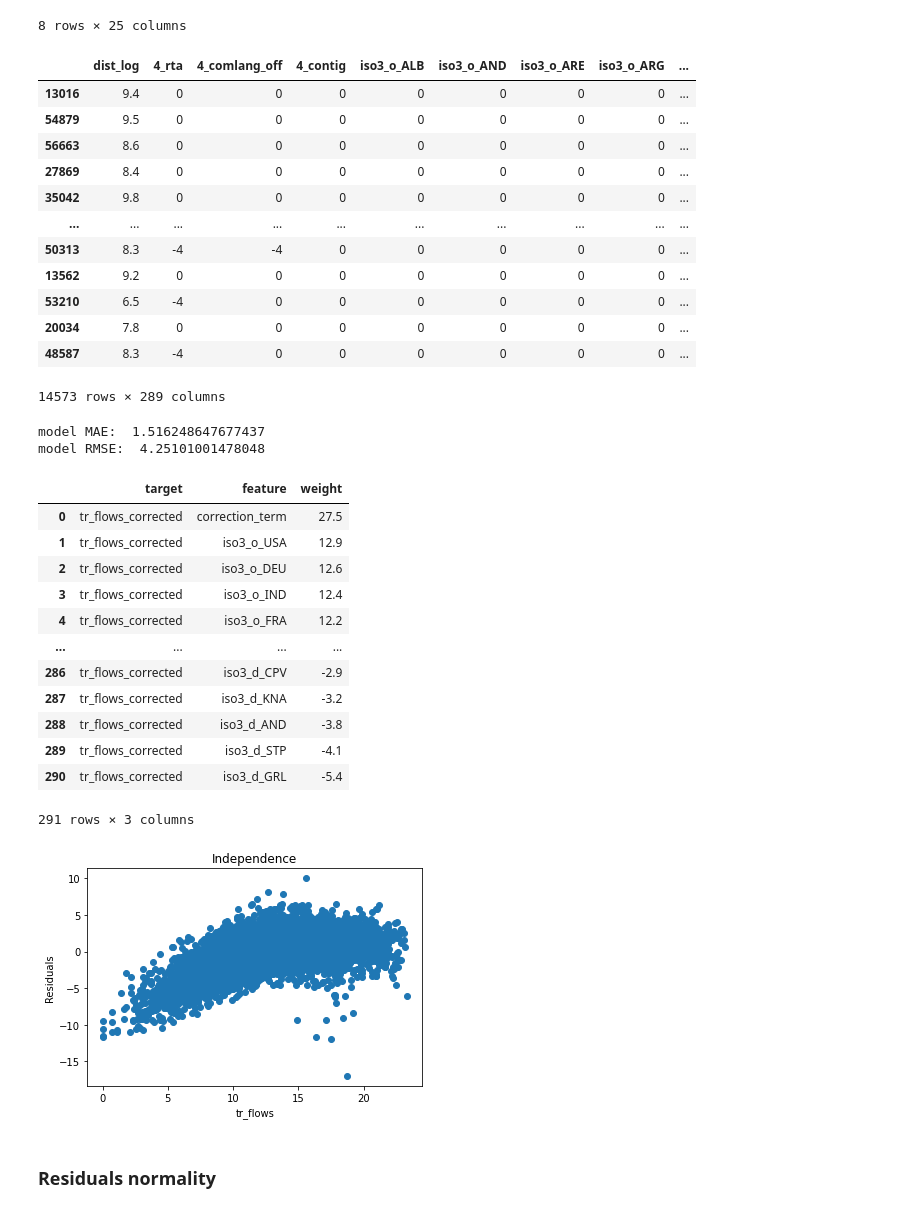
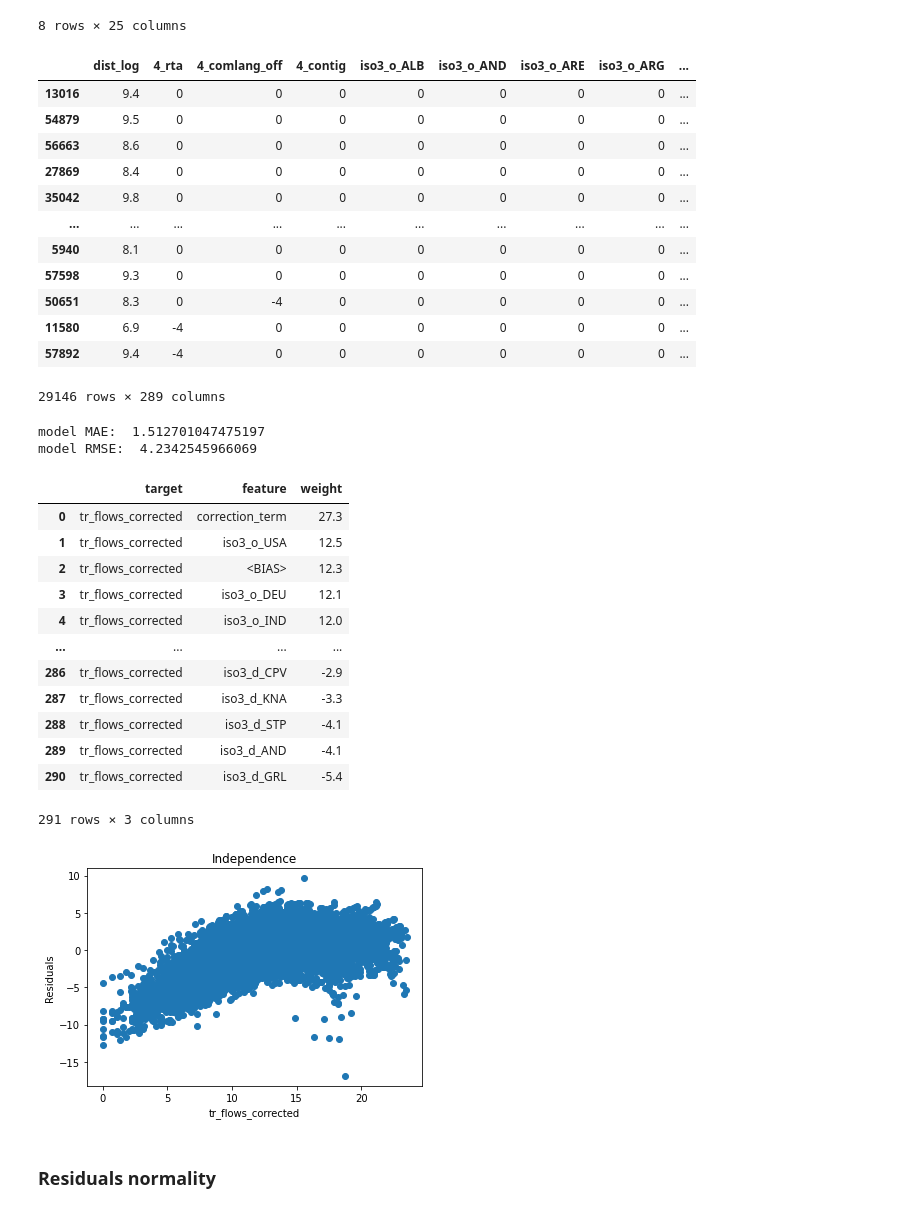
Before and after one commit to makcfd/angela-thesis, a Jupyter notebook: Pharma_regression_comparison with data11 full MS_with dummy.ipynb, the cells around one changed output. Saved outputs shown, nothing was run; the diff lists cells and outputs as text; code cells hidden in the pictures.

```diff
--- a/Pharma_regression_comparison with data11 full MS.ipynb
+++ b/Pharma_regression_comparison with data11 full MS_with dummy.ipynb
@@ -209,8 +209,8 @@ target = data_log_transformed['tr_flows_corrected']
 features_train, features_valid, target_train, target_valid = train_test_split(
     features,
     target,
-    train_size=0.75,
-    test_size=0.25,
+    train_size=0.5,
+    test_size=0.5,
     random_state=12345)
 # %%
 features_train.drop(['correction_term'], axis=1)
@@ -224,12 +224,12 @@ features_valid.drop(['correction_term'], axis=1)
 | 27869 | 8.4 | 0 | 0 | 0 | 0 | 0 | 0 | 0 | ... |
 | 35042 | 9.8 | 0 | 0 | 0 | 0 | 0 | 0 | 0 | ... |
 | ... | ... | ... | ... | ... | ... | ... | ... | ... | ... |
-| 50313 | 8.3 | -4 | -4 | 0 | 0 | 0 | 0 | 0 | ... |
-| 13562 | 9.2 | 0 | 0 | 0 | 0 | 0 | 0 | 0 | ... |
-| 53210 | 6.5 | -4 | 0 | 0 | 0 | 0 | 0 | 0 | ... |
-| 20034 | 7.8 | 0 | 0 | 0 | 0 | 0 | 0 | 0 | ... |
-| 48587 | 8.3 | -4 | 0 | 0 | 0 | 0 | 0 | 0 | ... |
+| 5940 | 8.1 | 0 | 0 | 0 | 0 | 0 | 0 | 0 | ... |
+| 57598 | 9.3 | 0 | 0 | 0 | 0 | 0 | 0 | 0 | ... |
+| 50651 | 8.3 | 0 | -4 | 0 | 0 | 0 | 0 | 0 | ... |
+| 11580 | 6.9 | -4 | 0 | 0 | 0 | 0 | 0 | 0 | ... |
+| 57892 | 9.4 | -4 | 0 | 0 | 0 | 0 | 0 | 0 | ... |
-14573 rows × 289 columns
+29146 rows × 289 columns
 # %%
 model = LinearRegression()
 model.fit(features_train, target_train)
@@ -240,8 +240,8 @@ RMSE = mean_squared_error(target_valid,predicted_valid)
 print('model MAE: ', MAE)
 print('model RMSE: ', RMSE)
 # %% [output]
-model MAE:  1.516248647677437
-model RMSE:  4.25101001478048
+model MAE:  1.512701047475197
+model RMSE:  4.2342545966069
 # %%
 feature_names = [col for col in list(features.columns)]
 # %%
@@ -252,16 +252,16 @@ weights = format_as_dataframe(weights)
 weights
 # %% [output]
 |  | target | feature | weight |
-| 0 | tr_flows_corrected | correction_term | 27.5 |
-| 1 | tr_flows_corrected | iso3_o_USA | 12.9 |
-| 2 | tr_flows_corrected | iso3_o_DEU | 12.6 |
-| 3 | tr_flows_corrected | iso3_o_IND | 12.4 |
-| 4 | tr_flows_corrected | iso3_o_FRA | 12.2 |
+| 0 | tr_flows_corrected | correction_term | 27.3 |
+| 1 | tr_flows_corrected | iso3_o_USA | 12.5 |
+| 2 | tr_flows_corrected | <BIAS> | 12.3 |
+| 3 | tr_flows_corrected | iso3_o_DEU | 12.1 |
+| 4 | tr_flows_corrected | iso3_o_IND | 12.0 |
 | ... | ... | ... | ... |
 | 286 | tr_flows_corrected | iso3_d_CPV | -2.9 |
-| 287 | tr_flows_corrected | iso3_d_KNA | -3.2 |
-| 288 | tr_flows_corrected | iso3_d_AND | -3.8 |
-| 289 | tr_flows_corrected | iso3_d_STP | -4.1 |
+| 287 | tr_flows_corrected | iso3_d_KNA | -3.3 |
+| 288 | tr_flows_corrected | iso3_d_STP | -4.1 |
+| 289 | tr_flows_corrected | iso3_d_AND | -4.1 |
 | 290 | tr_flows_corrected | iso3_d_GRL | -5.4 |
 291 rows × 3 columns
 # %%
@@ -269,11 +269,11 @@ residual = (target_valid - predicted_valid)
 # %%
 plt.scatter(target_valid, residual)
 plt.title('Independence')
-plt.xlabel('tr_flows')
+plt.xlabel('tr_flows_corrected')
 plt.ylabel('Residuals')
 plt.show()
 # %% [output]
-[figure, old version]
+[figure, new version]
 # %% [markdown]
 ### Residuals normality
 # %%
```
Also changed, not shown: parts of 15 cells of this notebook, 2 other files.
